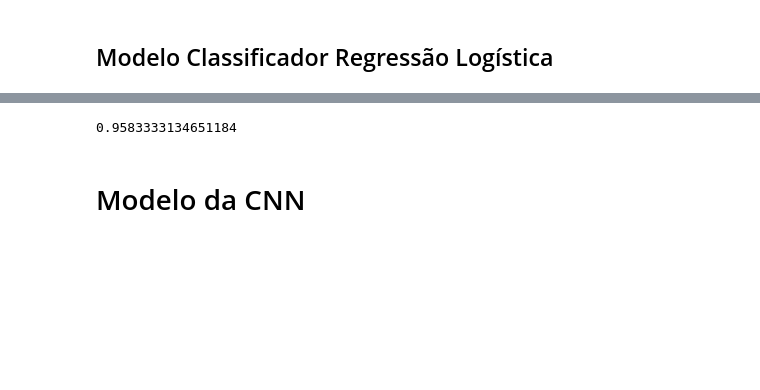
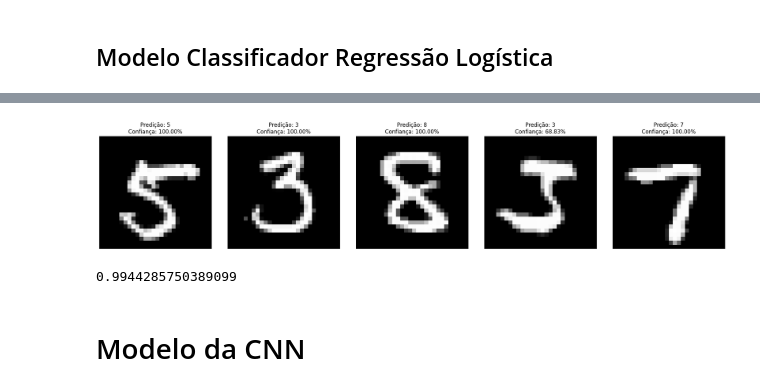
Before and after one commit to rafaelantunes04/Trabalho-Pratico-Interpretabilidade-e-Causalidade, a Jupyter notebook: Análise Modelos.ipynb, the cells around one changed output, grey strips where cells are left out. Drawn from its saved outputs; the diff is of its cells as text; code cells hidden in the pictures; blank space fills up the shorter version.

```diff
--- a/Análise Modelos.ipynb
+++ b/Análise Modelos.ipynb
@@ -42,7 +66,11 @@ B (Benign) = 1 | M (Malign) = 0
+# %%
+modelo_mnist.predict_n_images(qty_imgs=5)
+# %% [output]
+[figure, added]
 # %%
-print(modelo_rlclass.model_accuracy())
+print(modelo_mnist.model_accuracy())
 # %% [output]
-0.9583333134651184
+0.9944285750389099
 # %% [markdown]
 # Modelo da CNN
 # %%
```
Also changed, not shown: parts of 10 cells of this notebook, 15 other files.
